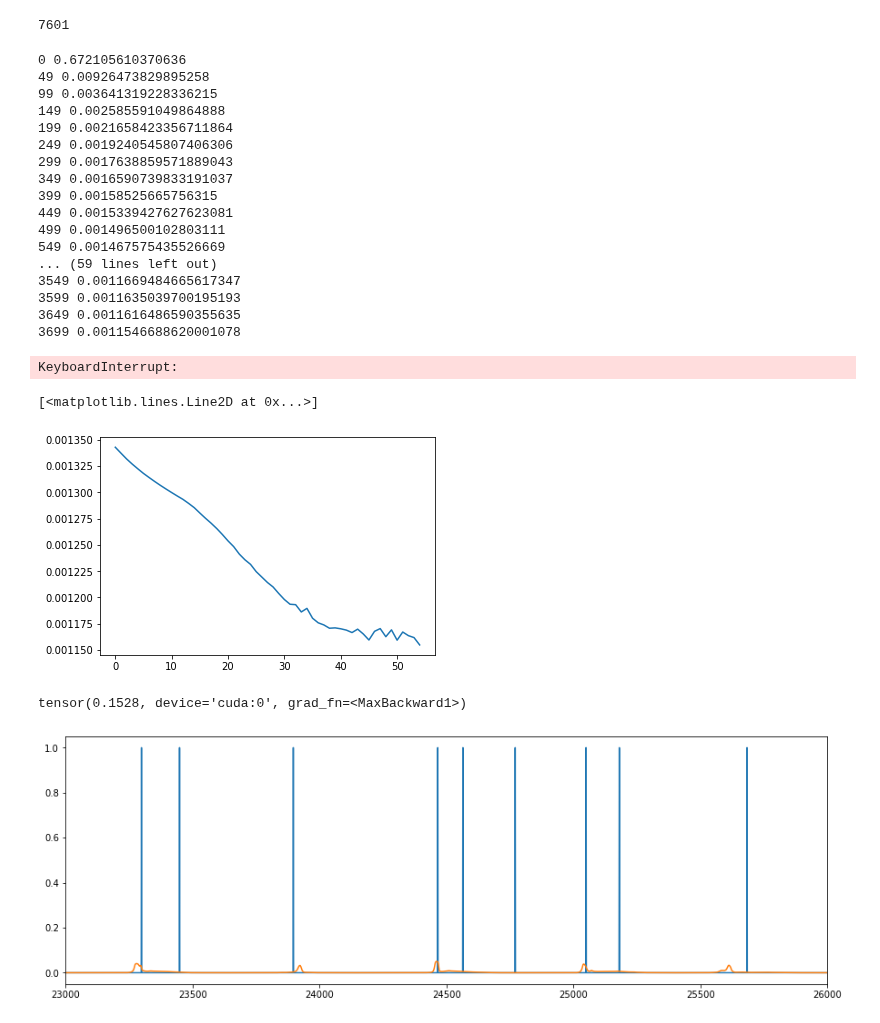
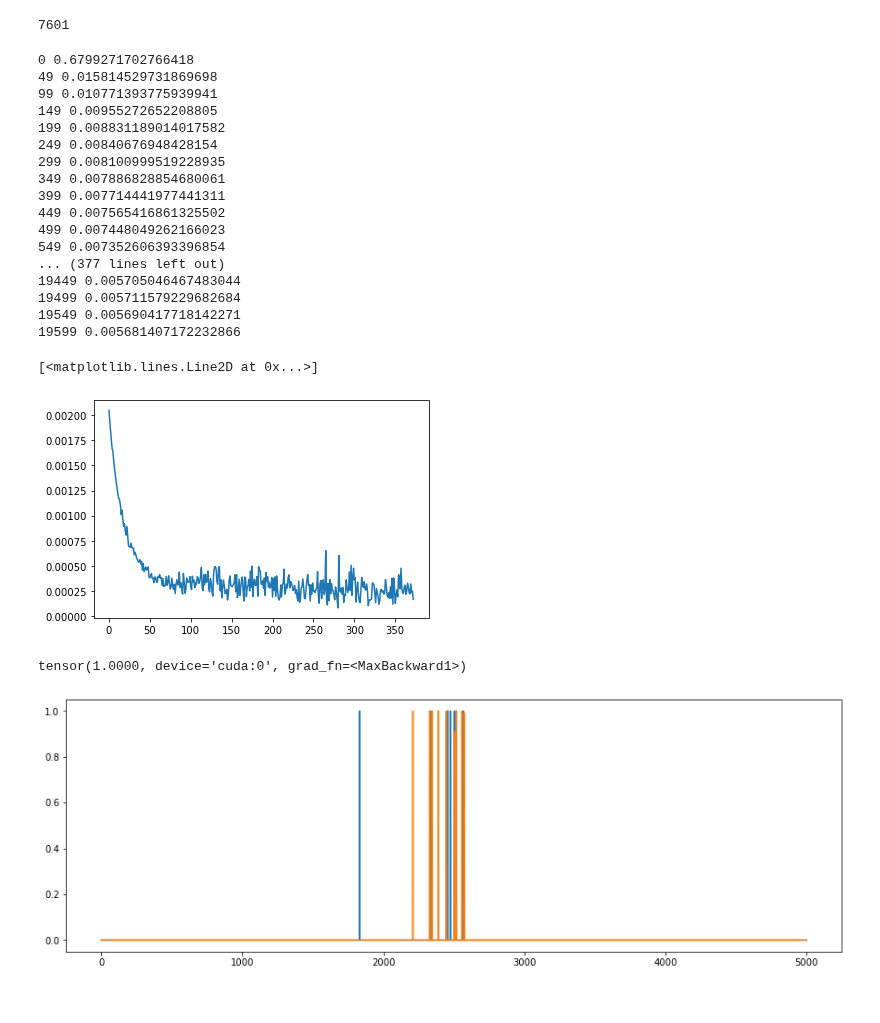
Before and after one commit to yjkimnada/dendrite, a Jupyter notebook: AP_train_gru_bce_lag.ipynb, the cells around one changed output. Drawn from its saved outputs; the diff is of its cells as text; code cells hidden in the pictures.

```diff
--- a/AP_train_gru_bce_lag.ipynb
+++ b/AP_train_gru_bce_lag.ipynb
@@ -31,7 +31,7 @@ class AP_GRU_Lag(nn.Module):
         return final
 # %%
 batch_size = 20
-batch_length = 50000
+batch_length = 5000
 H_no = 40
 device = torch.device("cuda")
 lag = 20
@@ -39,9 +39,10 @@ lag = 20
 epoch_no = 400
 iter_no = epoch_no * 980 // batch_size
 
-#V = np.load("/media/hdd01/sklee/CA1_clust4-60_AP/data/vdata_T10_Ne2000_gA0.6_tauA1_gN0.8_Ni200_gG0.1_gB0.1_Er0.5_Ir7.4_random_NR_rep1000_stimseed1.npy").reshape(-1,50001)[:,:50000]
-V = np.load("/media/hdd01/sklee/CA1_clust4-60_AP/whole_pred/V_whole_pred.npy").reshape(-1,batch_length)
-S = np.load("/media/hdd01/sklee/CA1_clust4-60_AP/data/spike_train.npy").reshape(-1,batch_length)
+#V = np.load("/media/hdd01/sklee/CA1_clust4-60/data/vdata_T10_Ne2000_gA0.6_tauA1_gN0.8_Ni200_gG0.1_gB0.1_noDendNa_Er0.5_Ir7.4_random_NR_rep1000_stimseed1.npy").reshape(-1,50001)[:,:50000]
+V = np.load("/media/hdd01/sklee/CA1_clust4-60_AP/comb_pred/V_comb_pred_2ms.npy").reshape(-1,batch_length)
+#V = np.load("/media/hdd01/sklee/CA1_clust4-60_AP/ap_true/V_ap_true_2ms.npy").reshape(-1,batch_length)
+S = np.load("/media/hdd01/sklee/CA1_clust4-60_AP/data/spike_train_2ms.npy").reshape(-1,batch_length)
 
 V-= np.mean(V)
 
@@ -50,10 +51,6 @@ S = torch.from_numpy(S)
 
 V_lag = np.zeros((V.shape[0], V.shape[1], lag)) #(lag,1000,50000)
 for i in range(lag):
-    #V_pad = np.zeros_like(V)
-    #V_pad[:,i+1:] = V[:,:-i-1]
-    #V_lag[:,:,i] = V - V_pad
-
     V_lag[:,i+1:,i] = V[:,:-i-1]
 
 V_lag = torch.from_numpy(V_lag)
@@ -90,8 +87,6 @@ bce_criterion = nn.BCELoss(reduction="mean")
 7601
 # %%
 score_list = []
-
-part_time_idx = torch.arange(0,50000)
 
 for i in tnrange(iter_no):
     s = time.time()
@@ -99,9 +94,9 @@ for i in tnrange(iter_no):
     optimizer.zero_grad()
 
     batch_idx = train_idx[i]
-    batch_S = S_train[batch_idx].to(device)[:,part_time_idx]
-    batch_V = V_train[batch_idx].to(device)[:,part_time_idx]
-    batch_V_lag = V_lag_train[batch_idx].to(device)[:,part_time_idx]
+    batch_S = S_train[batch_idx].to(device)
+    batch_V = V_train[batch_idx].to(device)
+    batch_V_lag = V_lag_train[batch_idx].to(device)
 
     batch_V_in = torch.zeros(batch_size, batch_length, lag+1).to(device)
     batch_V_in[:,:,0] = batch_V
@@ -111,7 +106,7 @@ for i in tnrange(iter_no):
     loss = bce_criterion(S_out, batch_S)
 
     loss.backward()
-    #nn.utils.clip_grad_norm_(model.parameters(), 20)
+    nn.utils.clip_grad_norm_(model.parameters(), 10)
     optimizer.step()
 
     step_time = time.time() - s
@@ -122,43 +117,42 @@ for i in tnrange(iter_no):
         V_test_in[:,:,0] = V_test
         V_test_in[:,:,1:] = V_lag_test
 
-        test_S_out = model(V_test_in[:,part_time_idx])
-        test_loss = bce_criterion(test_S_out, S_test[:,part_time_idx]).item()
+        test_S_out = model(V_test_in)
+        test_loss = bce_criterion(test_S_out, S_test).item()
 
         score_list.append(test_loss)
         print(i, test_loss)
 # %% [output]
-0 0.672105610370636
-49 0.00926473829895258
-99 0.003641319228336215
-149 0.002585591049864888
-199 0.0021658423356711864
-249 0.0019240545807406306
-299 0.0017638859571889043
-349 0.0016590739833191037
-399 0.00158525665756315
-449 0.0015339427627623081
-499 0.001496500102803111
-549 0.001467575435526669
-... (59 lines left out)
-3549 0.0011669484665617347
-3599 0.0011635039700195193
-3649 0.0011616486590355635
-3699 0.0011546688620001078
+0 0.6799271702766418
+49 0.015814529731869698
+99 0.010771393775939941
+149 0.00955272652208805
+199 0.008831189014017582
+249 0.00840676948428154
+299 0.008100999519228935
+349 0.007886828854680061
+399 0.007714441977441311
+449 0.007565416861325502
+499 0.007448049262166023
+549 0.007352606393396854
+... (377 lines left out)
+19449 0.005705046467483044
+19499 0.005711579229682684
+19549 0.005690417718142271
+19599 0.005681407172232866
-KeyboardInterrupt:
 # %%
 plt.plot(np.asarray(score_list)[20:])
 # %% [output]
 [<matplotlib.lines.Line2D at 0x...>]
-[figure, old version]
+[figure, new version]
 # %%
 plt.figure(figsize = (15,5))
-plt.plot(S_test[0].cpu().detach().numpy()[part_time_idx])
+plt.plot(S_test[0].cpu().detach().numpy())
 plt.plot(test_S_out[1].cpu().detach().numpy())
-plt.xlim(23000,26000)
+#plt.xlim(4500,5200)
 #plt.ylim(-1,10)
 print(torch.max(test_S_out))
 # %% [output]
-tensor(0.1528, device='cuda:0', grad_fn=<MaxBackward1>)
+tensor(1.0000, device='cuda:0', grad_fn=<MaxBackward1>)
-[figure, old version]
+[figure, new version]
 # %%
```
Also changed, not shown: parts of 2 cells of this notebook, 7 other files.
